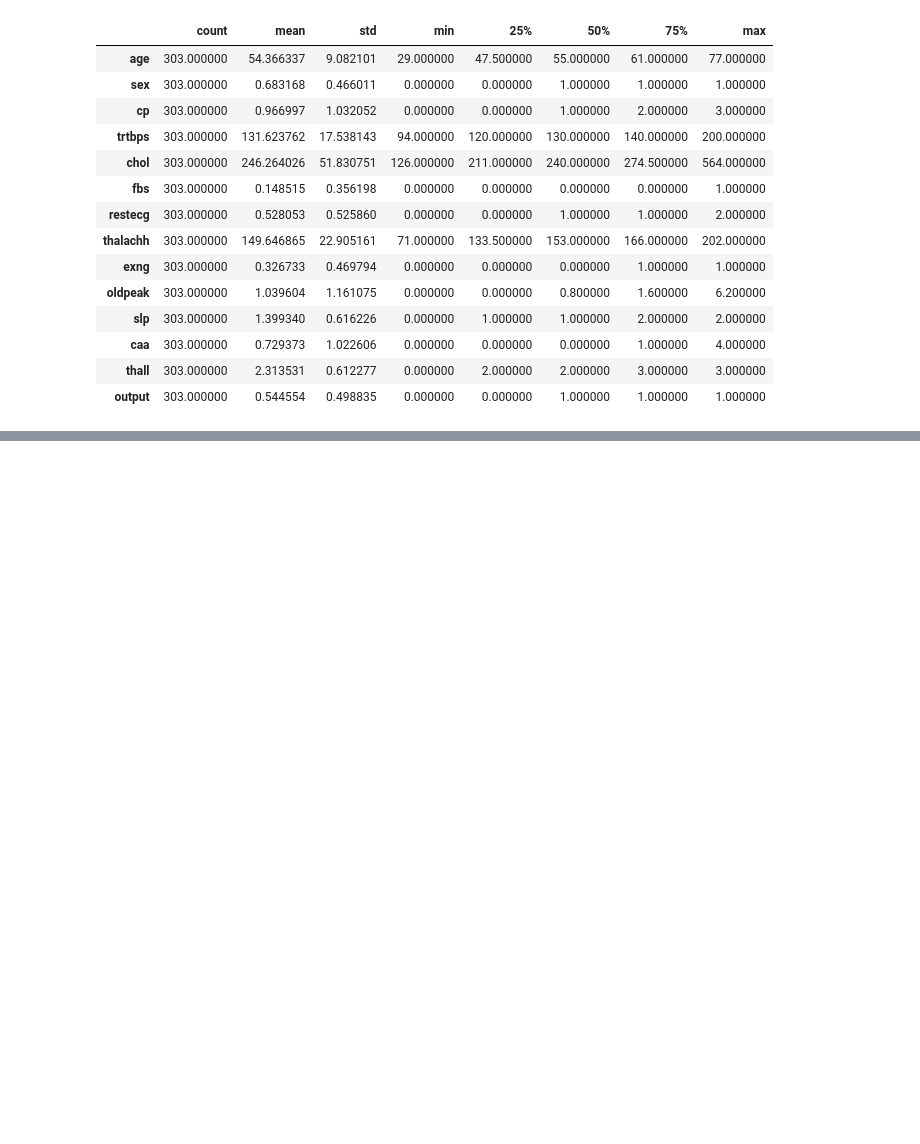
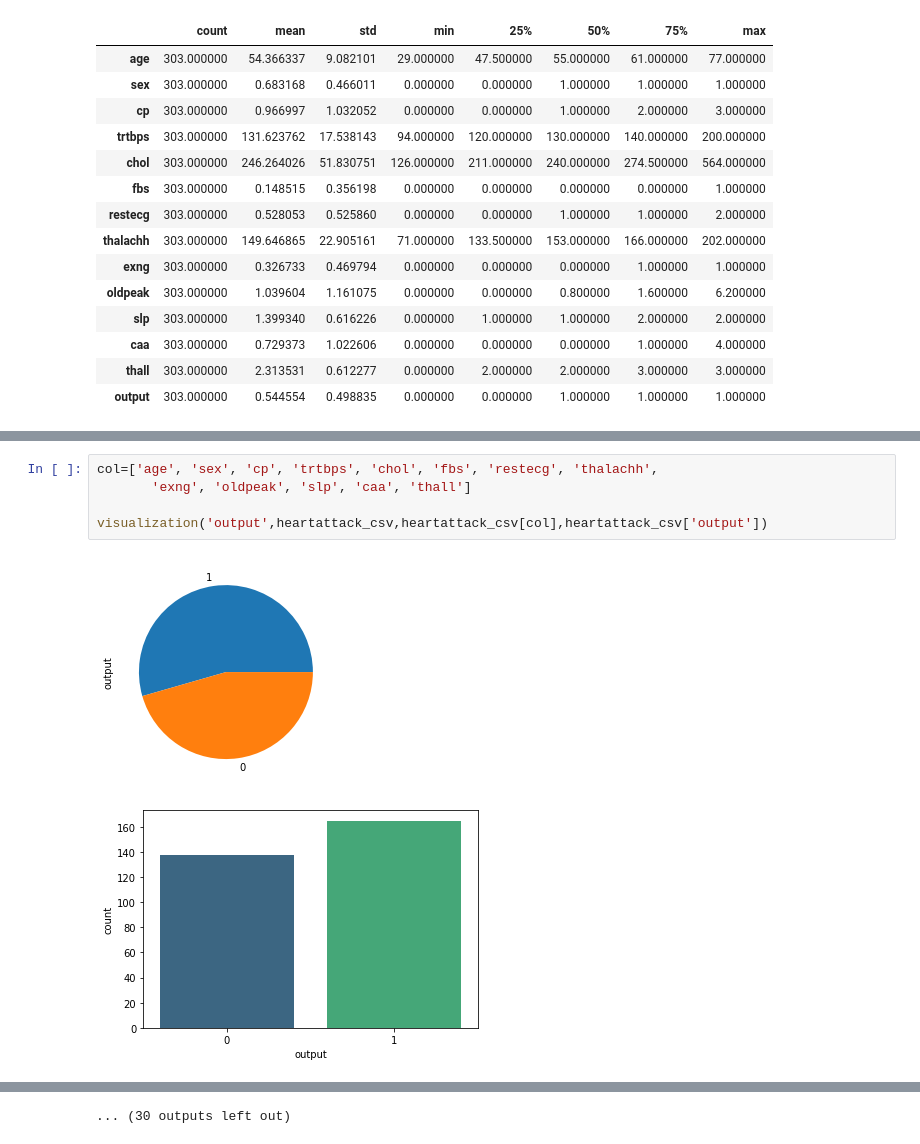
Before and after one commit to albgavm/Heart-Attack, a Jupyter notebook: Heart_Attack_Albert_Test.ipynb, the cells around one changed output, grey strips where cells are left out. Saved outputs shown, nothing was run; the diff lists cells and outputs as text; blank space fills up the shorter version.

```diff
--- a/Heart_Attack_Albert_Test.ipynb
+++ b/Heart_Attack_Albert_Test.ipynb
@@ -103,0 +154,8 @@ heartattack_csv.describe().T.style.bar(
+# %%
+col=['age', 'sex', 'cp', 'trtbps', 'chol', 'fbs', 'restecg', 'thalachh',
+       'exng', 'oldpeak', 'slp', 'caa', 'thall']
+
+visualization('output',heartattack_csv,heartattack_csv[col],heartattack_csv['output'])
+# %% [output]
+[figure, added]
+[figure, added]
@@ -103,0 +172 @@ heartattack_csv.describe().T.style.bar(
+... (30 outputs left out)
```
Also changed, not shown: parts of 8 cells of this notebook.
